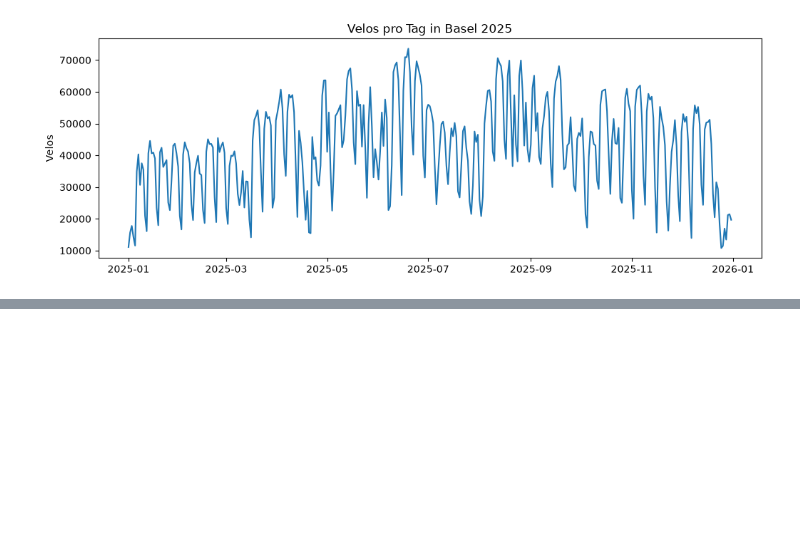
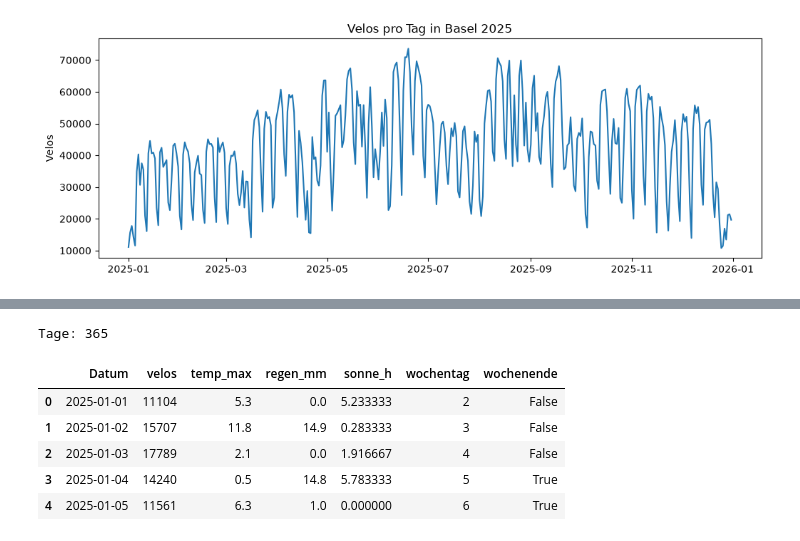
Before and after one commit to SJC929/Pendler, a Jupyter notebook: ml/02_explore.ipynb, the cells around one changed output, grey strips where cells are left out. Cells and saved outputs as stored; diff of their text form; code cells hidden in the pictures; blank space fills up the shorter version.

Commit message:
Add MeteoSwiss weather and explore correlations. Closes #XX

```diff
--- a/ml/02_explore.ipynb
+++ b/ml/02_explore.ipynb
@@ -132,3 +132,36 @@ plt.ylabel("Velos")
 plt.show()
 # %% [output]
 [figure]
+# %%
+# Offizielle Tageswerte der MeteoSchweiz-Station Basel-Binningen (Kürzel «bas»)
+STATION_URL = "https://data.geo.admin.ch/ch.meteoschweiz.ogd-smn/bas/ogd-smn_bas_d_historical.csv"
+
+# MeteoSchweiz-Kurzcode → unser Name
+CODES = {
+    "tre200dx": "temp_max",   # Tagesmaximum Temperatur (°C)
+    "rre150d0": "regen_mm",   # Niederschlag Tagessumme (mm)
+    "sre000d0": "sonne_min",  # Sonnenscheindauer (Minuten)
+}
+
+roh = pd.read_csv(STATION_URL, sep=";")
+
+# Prüfen, ob alle Spalten da sind (sonst klare Meldung statt Rätselraten)
+fehlend = [code for code in CODES if code not in roh.columns]
+if fehlend:
+    raise KeyError(f"Diese Spalten fehlen: {fehlend}. Vorhanden sind: {list(roh.columns)}")
+
+# Datumsspalte finden und umwandeln ("14.03.2025 00:00" → 2025-03-14)
+zeit_spalte = next((s for s in roh.columns if "timestamp" in s.lower()), roh.columns[1])
+roh["Datum"] = pd.to_datetime(roh[zeit_spalte], format="%d.%m.%Y %H:%M").dt.normalize()
+
+# Nur 2025, nur unsere drei Werte, schöne Namen
+wetter = roh[roh["Datum"].dt.year == 2025][["Datum", *CODES]].rename(columns=CODES)
+wetter["sonne_h"] = wetter["sonne_min"] / 60   # Minuten → Stunden
+wetter = wetter.drop(columns="sonne_min")
+
+# Lokal speichern, damit wir nie wieder herunterladen müssen
+wetter.to_csv("data/raw/wetter_basel_2025.csv", index=False)
+
+print("Zeitspalte:", zeit_spalte)
+print("Wettertage:", len(wetter))
+wetter.head()
@@ -134,0 +177,15 @@ plt.show()
+# %%
+daten = pro_tag.merge(wetter, on="Datum")
+daten["wochentag"] = daten["Datum"].dt.dayofweek  # 0 = Montag, 6 = Sonntag
+daten["wochenende"] = daten["wochentag"] >= 5
+
+print("Tage:", len(daten))
+daten.head()
+# %% [output]
+Tage: 365
+|  | Datum | velos | temp_max | regen_mm | sonne_h | wochentag | wochenende |
+| 0 | 2025-01-01 | 11104 | 5.3 | 0.0 | 5.233333 | 2 | False |
+| 1 | 2025-01-02 | 15707 | 11.8 | 14.9 | 0.283333 | 3 | False |
+| 2 | 2025-01-03 | 17789 | 2.1 | 0.0 | 1.916667 | 4 | False |
+| 3 | 2025-01-04 | 14240 | 0.5 | 14.8 | 5.783333 | 5 | True |
+| 4 | 2025-01-05 | 11561 | 6.3 | 1.0 | 0.000000 | 6 | True |
```
Also changed, not shown: parts of 5 cells of this notebook.
